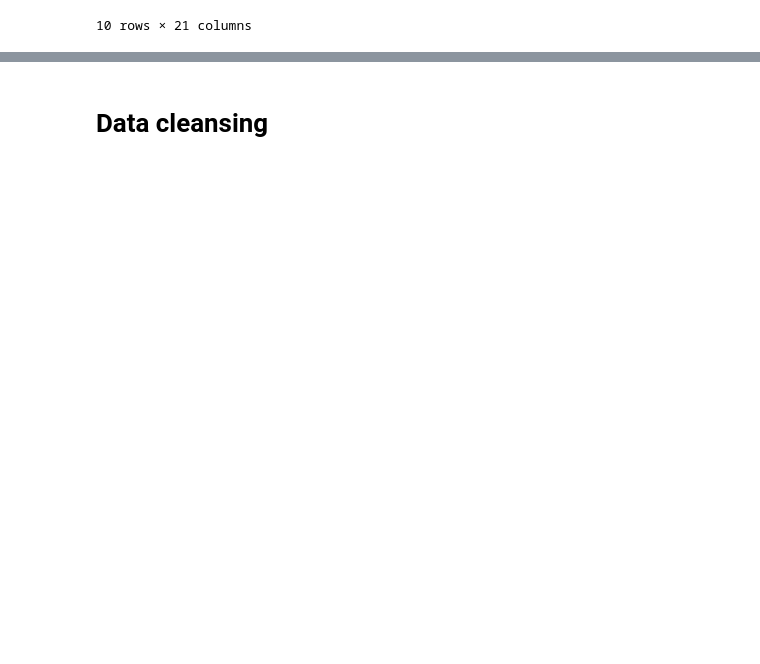
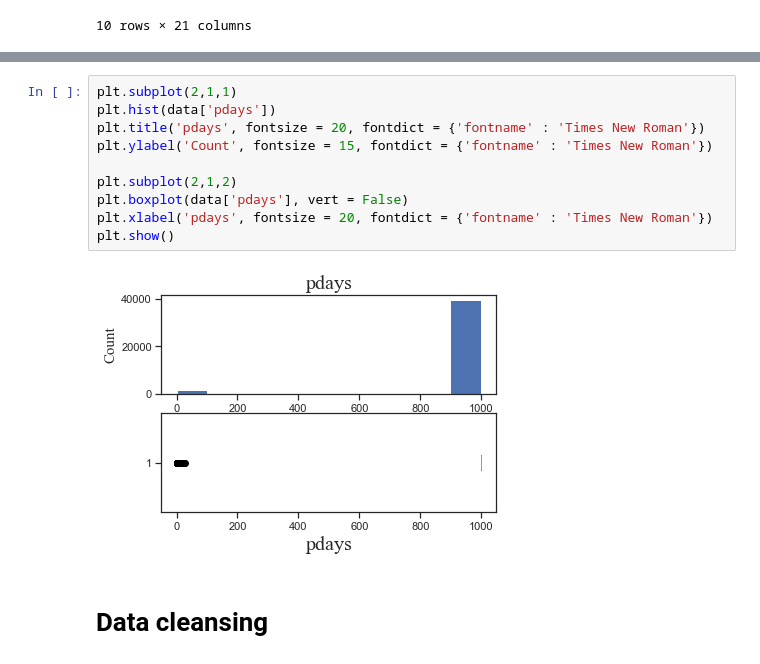
Before and after one commit to Muralidharan-ds/Bank-Marketing-Campaign, a Jupyter notebook: Bank Marketing Campaign Analysis.ipynb, the cells around one changed output, grey strips where cells are left out. Saved outputs shown, nothing was run; the diff lists cells and outputs as text; blank space fills up the shorter version.

```diff
--- a/Bank Marketing Campaign Analysis.ipynb
+++ b/Bank Marketing Campaign Analysis.ipynb
@@ -109,2 +132,14 @@ euribor3m: euribor 3 month rate - daily indicator (numeric)
+# %%
+plt.subplot(2,1,1)
+plt.hist(data['pdays'])
+plt.title('pdays', fontsize = 20, fontdict = {'fontname' : 'Times New Roman'})
+plt.ylabel('Count', fontsize = 15, fontdict = {'fontname' : 'Times New Roman'})
+
+plt.subplot(2,1,2)
+plt.boxplot(data['pdays'], vert = False)
+plt.xlabel('pdays', fontsize = 20, fontdict = {'fontname' : 'Times New Roman'})
+plt.show()
+# %% [output]
+[figure, added]
 # %% [markdown]
 # Data cleansing
```
Also changed, not shown: parts of 47 cells of this notebook.
